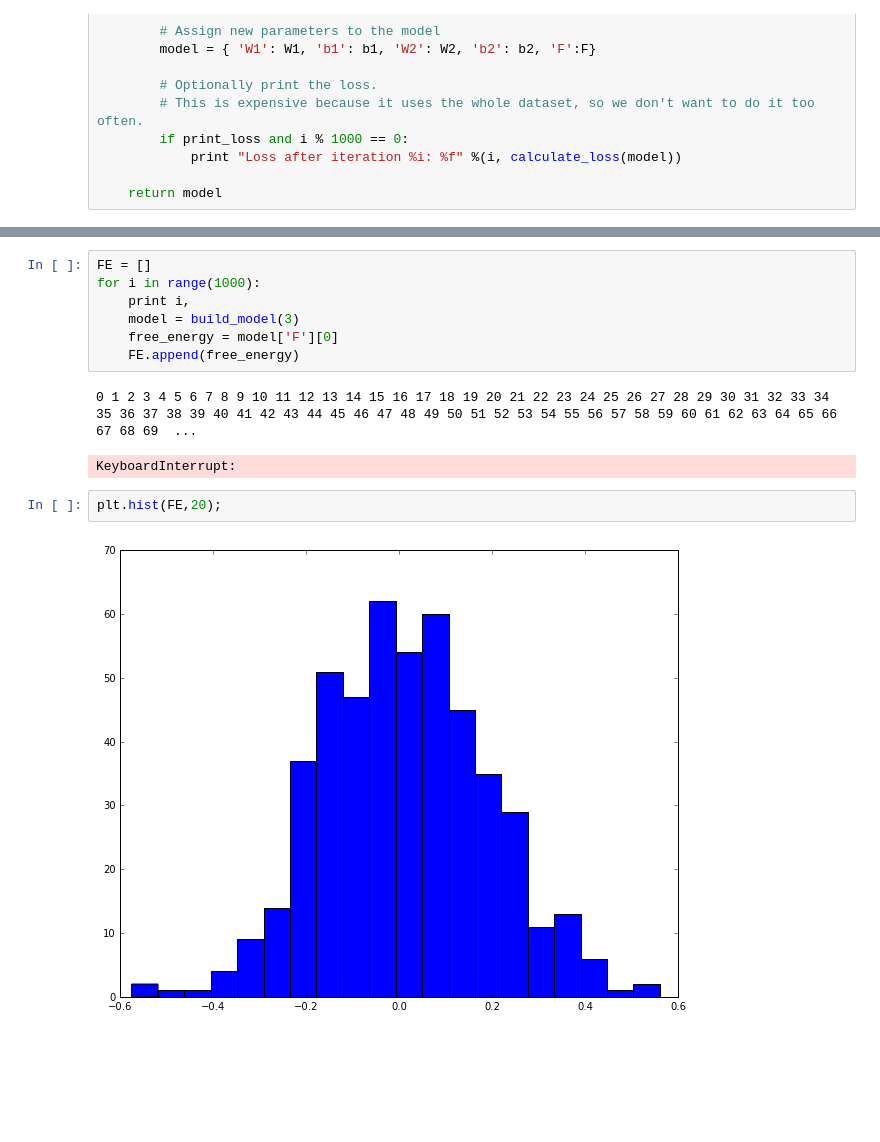
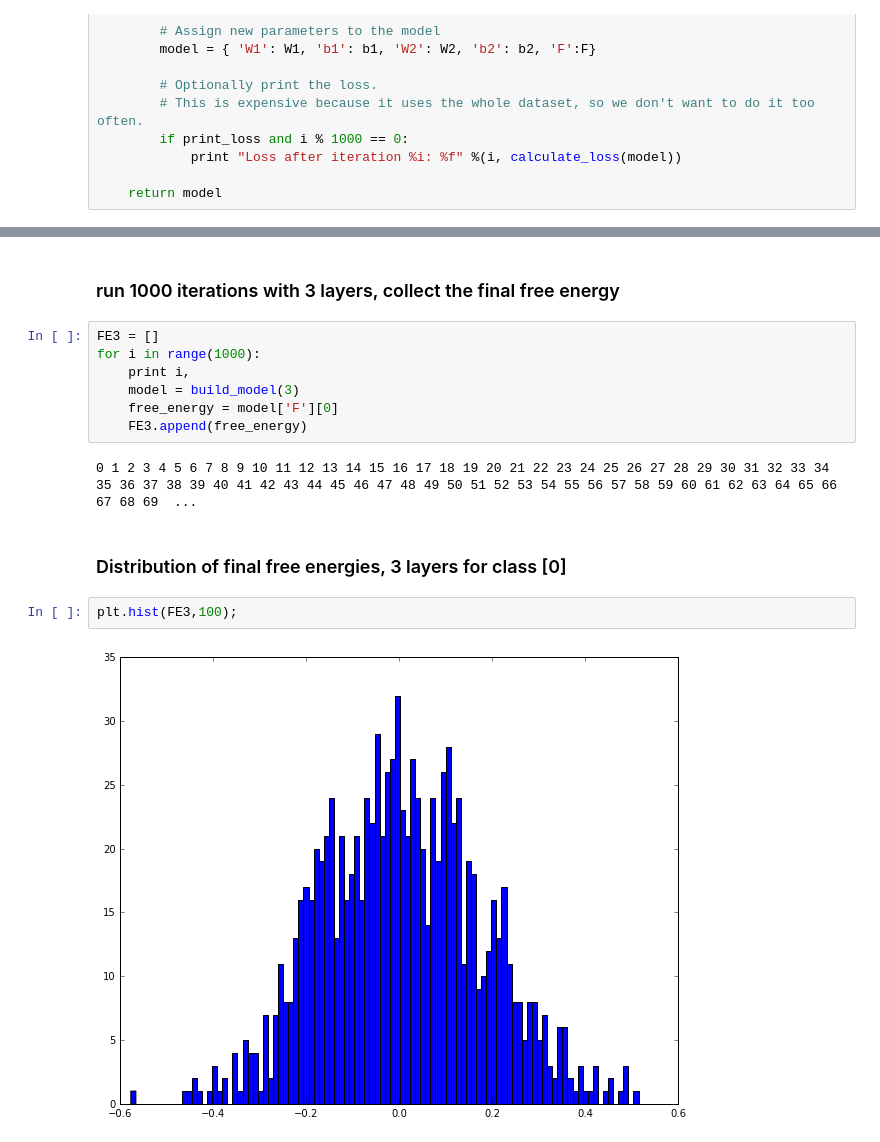
Before and after one commit to CalculatedContent/why-dl-works, a Jupyter notebook: simple_nn/simple_nn.ipynb, the cells around one changed output, grey strips where cells are left out. Saved outputs shown, nothing was run; the diff lists cells and outputs as text; blank space fills up the shorter version.

```diff
--- a/simple_nn/simple_nn.ipynb
+++ b/simple_nn/simple_nn.ipynb
@@ -172,15 +178,18 @@ array([-0.17209404])
+# %% [markdown]
+### run 1000 iterations with 3 layers, collect the final free energy
 # %%
-FE = []
+FE3 = []
 for i in range(1000):
     print i,
     model = build_model(3)
     free_energy = model['F'][0]
-    FE.append(free_energy)
+    FE3.append(free_energy)
 # %% [output]
 0 1 2 3 4 5 6 7 8 9 10 11 12 13 14 15 16 17 18 19 20 21 22 23 24 25 26 27 28 29 30 31 32 33 34 35 36 37 38 39 40 41 42 43 44 45 46 47 48 49 50 51 52 53 54 55 56 57 58 59 60 61 62 63 64 65 66 67 68 69  ...
-KeyboardInterrupt:
+# %% [markdown]
+### Distribution of final free energies, 3 layers for class [0]
 # %%
-plt.hist(FE,20);
+plt.hist(FE3,100);
 # %% [output]
-[figure, old version]
+[figure, new version]
 # %%
```
Also changed, not shown: parts of 13 cells of this notebook.
